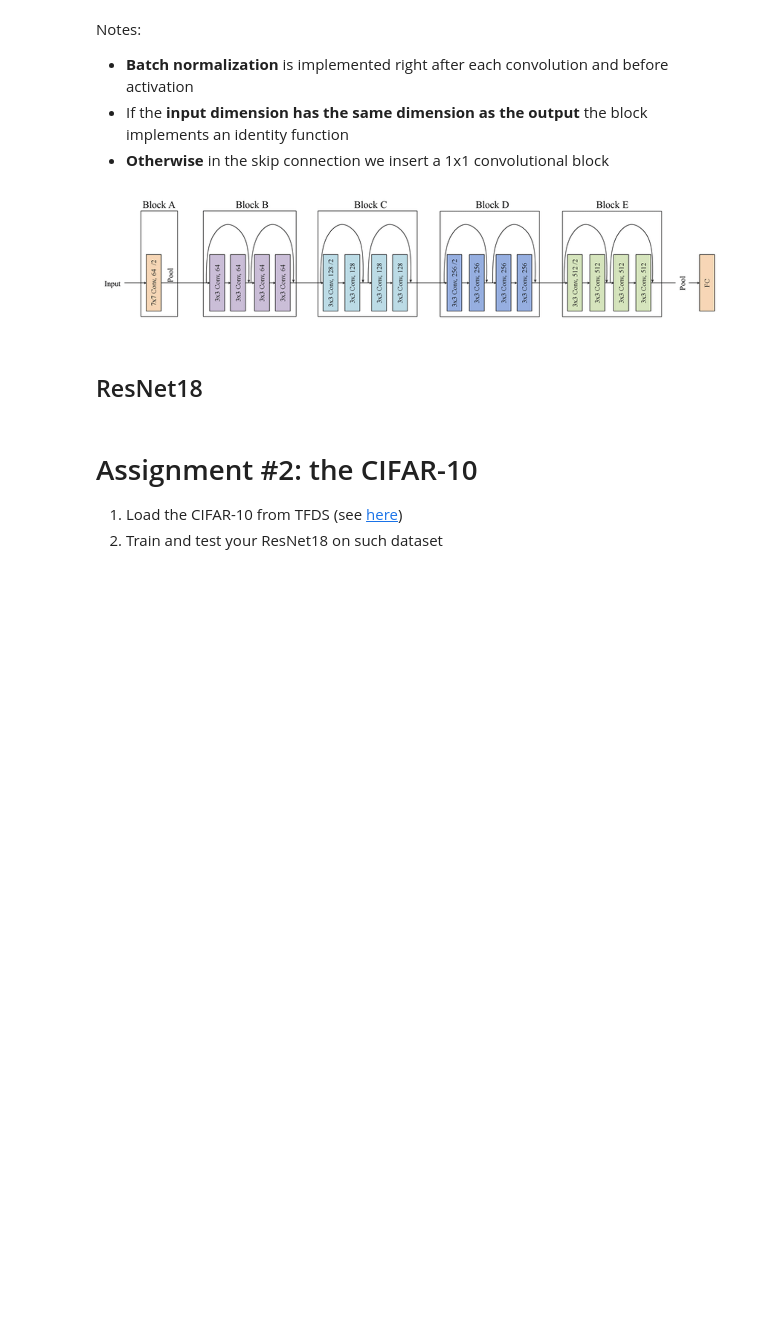
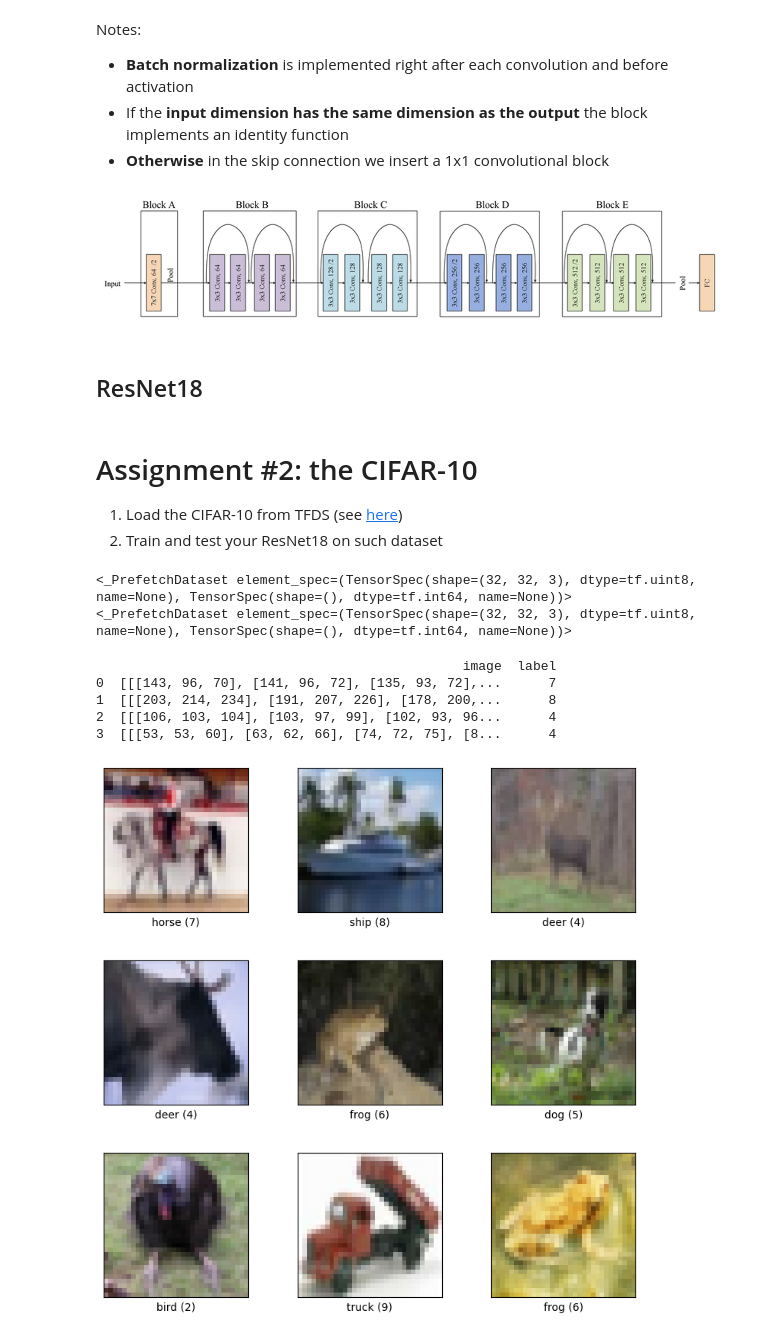
Before and after one commit to leilaalizadeh/Machine-Learning-in-Application, a Jupyter notebook: 4_DL_Tensorflow_a.ipynb, the cells around one changed output. Saved outputs shown, nothing was run; the diff lists cells and outputs as text; code cells hidden in the pictures; blank space fills up the shorter version.

```diff
--- a/4_DL_Tensorflow_a.ipynb
+++ b/4_DL_Tensorflow_a.ipynb
@@ -359,0 +460,26 @@ net.build((1, IMAGE_SIZE, IMAGE_SIZE, 3))
+# %%
+(cifar10_train, cifar10_test), ds_info = tfds.load(
+    'cifar10',
+    split=['train', 'test'],
+    shuffle_files=True,
+    as_supervised=True,
+    with_info=True,
+)
+# %%
+print(cifar10_train)
+print(cifar10_test)
+# %% [output]
+<_PrefetchDataset element_spec=(TensorSpec(shape=(32, 32, 3), dtype=tf.uint8, name=None), TensorSpec(shape=(), dtype=tf.int64, name=None))>
+<_PrefetchDataset element_spec=(TensorSpec(shape=(32, 32, 3), dtype=tf.uint8, name=None), TensorSpec(shape=(), dtype=tf.int64, name=None))>
+# %%
+tfds.as_dataframe(cifar10_train.take(4), ds_info)
+# %% [output]
+                                               image  label
+0  [[[143, 96, 70], [141, 96, 72], [135, 93, 72],...      7
+1  [[[203, 214, 234], [191, 207, 226], [178, 200,...      8
+2  [[[106, 103, 104], [103, 97, 99], [102, 93, 96...      4
+3  [[[53, 53, 60], [63, 62, 66], [74, 72, 75], [8...      4
+# %%
+fig = tfds.show_examples(cifar10_train, ds_info)
+# %% [output]
+[figure, added]
```
Also changed, not shown: parts of 18 cells of this notebook.
